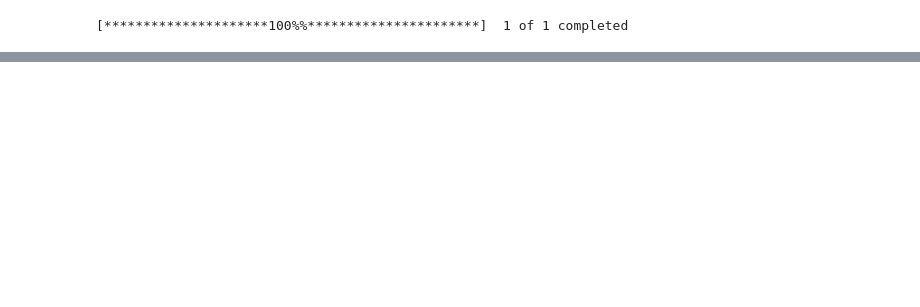
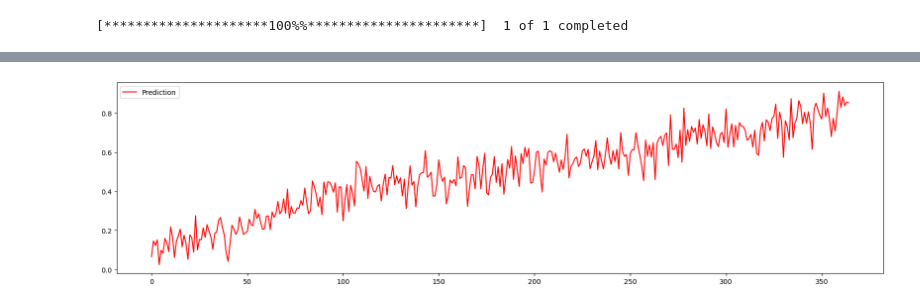
Before and after one commit to Kharazmigroup/forexprj, a Jupyter notebook: RNN2Forex.ipynb, the cells around one changed output, grey strips where cells are left out. Saved outputs shown, nothing was run; the diff lists cells and outputs as text; code cells hidden in the pictures; blank space fills up the shorter version.

```diff
--- a/RNN2Forex.ipynb
+++ b/RNN2Forex.ipynb
@@ -390,5 +537,6 @@ future_data = future_data.set_index('Date')
 # %%
-test_df = future_data
+test_df = df
+test_df = normalize_data(test_df)
 multi_window = WindowGenerator(test_df,input_width=n_steps,
                                label_width=1,
                                shift=1)
@@ -418,0 +553,8 @@ array([[[0.62622464, 0.4965584 , 0.15288989, 0.49023417, 0.10724076,
+# %%
+comp = pd.DataFrame({'Column1':predictions[:,-1,:][:,3]})
+plt.figure(figsize=(20,5))
+plt.plot(comp['Column1'], color='red', label='Prediction')
+plt.legend()
+plt.show()
+# %% [output]
+[figure, added]
```
Also changed, not shown: parts of 15 cells of this notebook.
